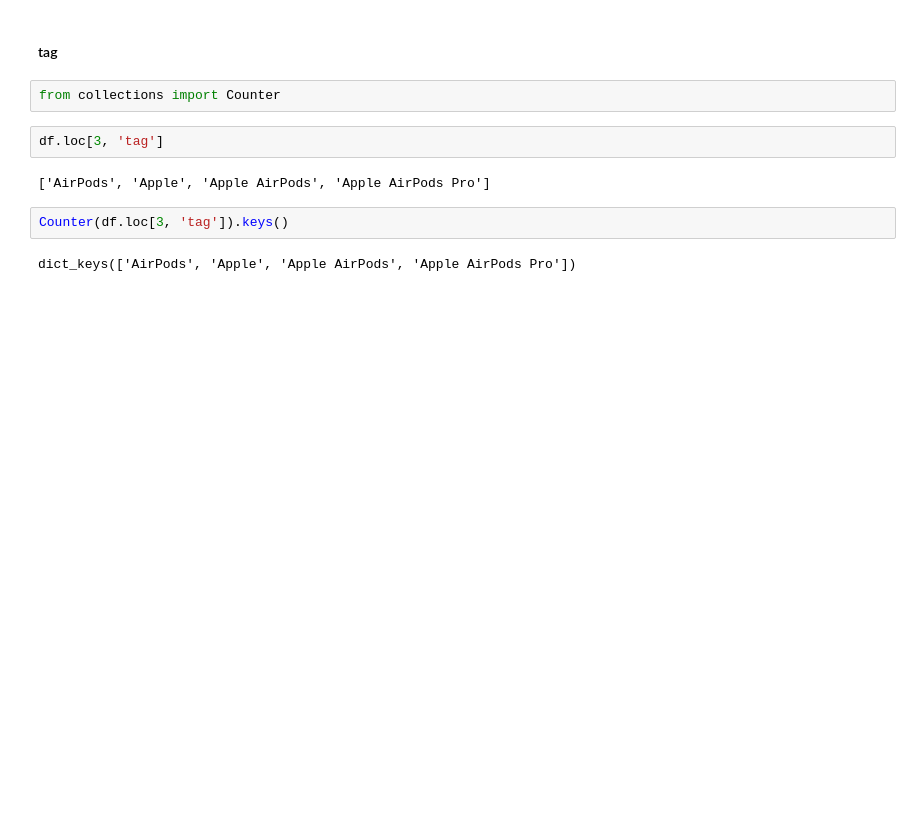
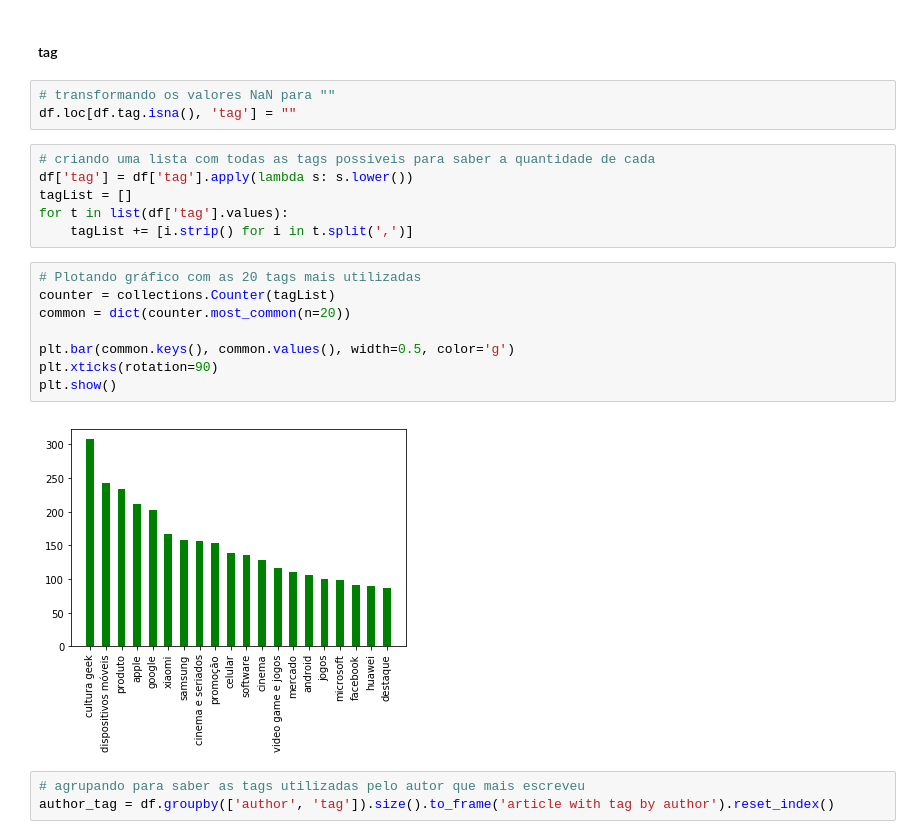
Before and after one commit to raphalencar/oncase, a Jupyter notebook: data_analysis.ipynb, the cells around one changed output. Cells and saved outputs as stored; diff of their text form; blank space fills up the shorter version.

```diff
--- a/data_analysis.ipynb
+++ b/data_analysis.ipynb
@@ -172,12 +167,24 @@ Temos 1200 artigos do Tecmundo e 1199 artigos do Tecnoblog
 # %% [markdown]
 #### tag
-# %%
-from collections import Counter
-# %%
-df.loc[3, 'tag']
-# %% [output]
-['AirPods', 'Apple', 'Apple AirPods', 'Apple AirPods Pro']
-# %%
-Counter(df.loc[3, 'tag']).keys()
-# %% [output]
-dict_keys(['AirPods', 'Apple', 'Apple AirPods', 'Apple AirPods Pro'])
+# %%
+# transformando os valores NaN para ""
+df.loc[df.tag.isna(), 'tag'] = ""
+# %%
+# criando uma lista com todas as tags possiveis para saber a quantidade de cada
+df['tag'] = df['tag'].apply(lambda s: s.lower())
+tagList = []
+for t in list(df['tag'].values):
+    tagList += [i.strip() for i in t.split(',')]
+# %%
+# Plotando gráfico com as 20 tags mais utilizadas
+counter = collections.Counter(tagList)
+common = dict(counter.most_common(n=20))
+
+plt.bar(common.keys(), common.values(), width=0.5, color='g')
+plt.xticks(rotation=90)
+plt.show()
+# %% [output]
+[figure, added]
+# %%
+# agrupando para saber as tags utilizadas pelo autor que mais escreveu
+author_tag = df.groupby(['author', 'tag']).size().to_frame('article with tag by author').reset_index()
```
Also changed, not shown: parts of 19 cells of this notebook.
